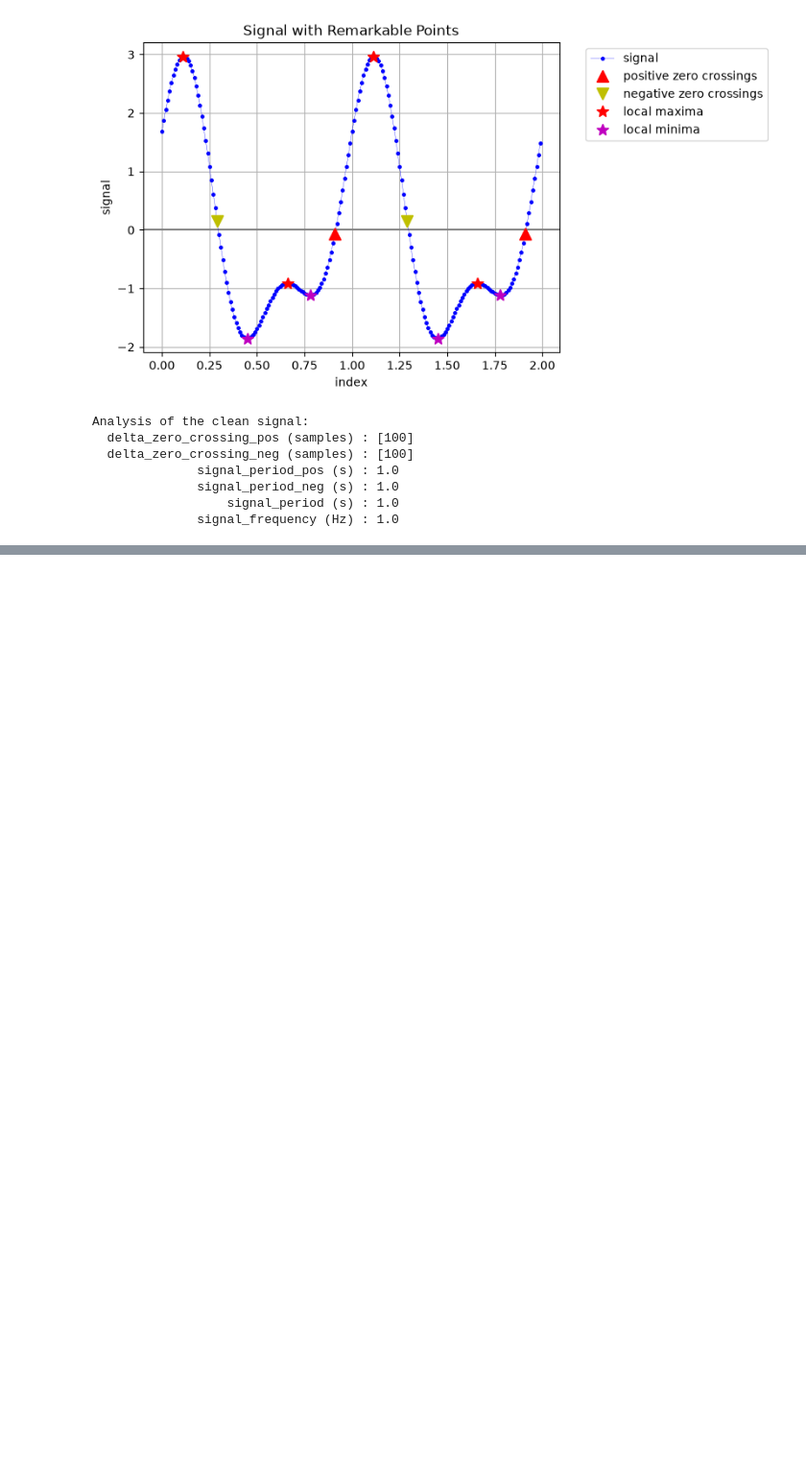
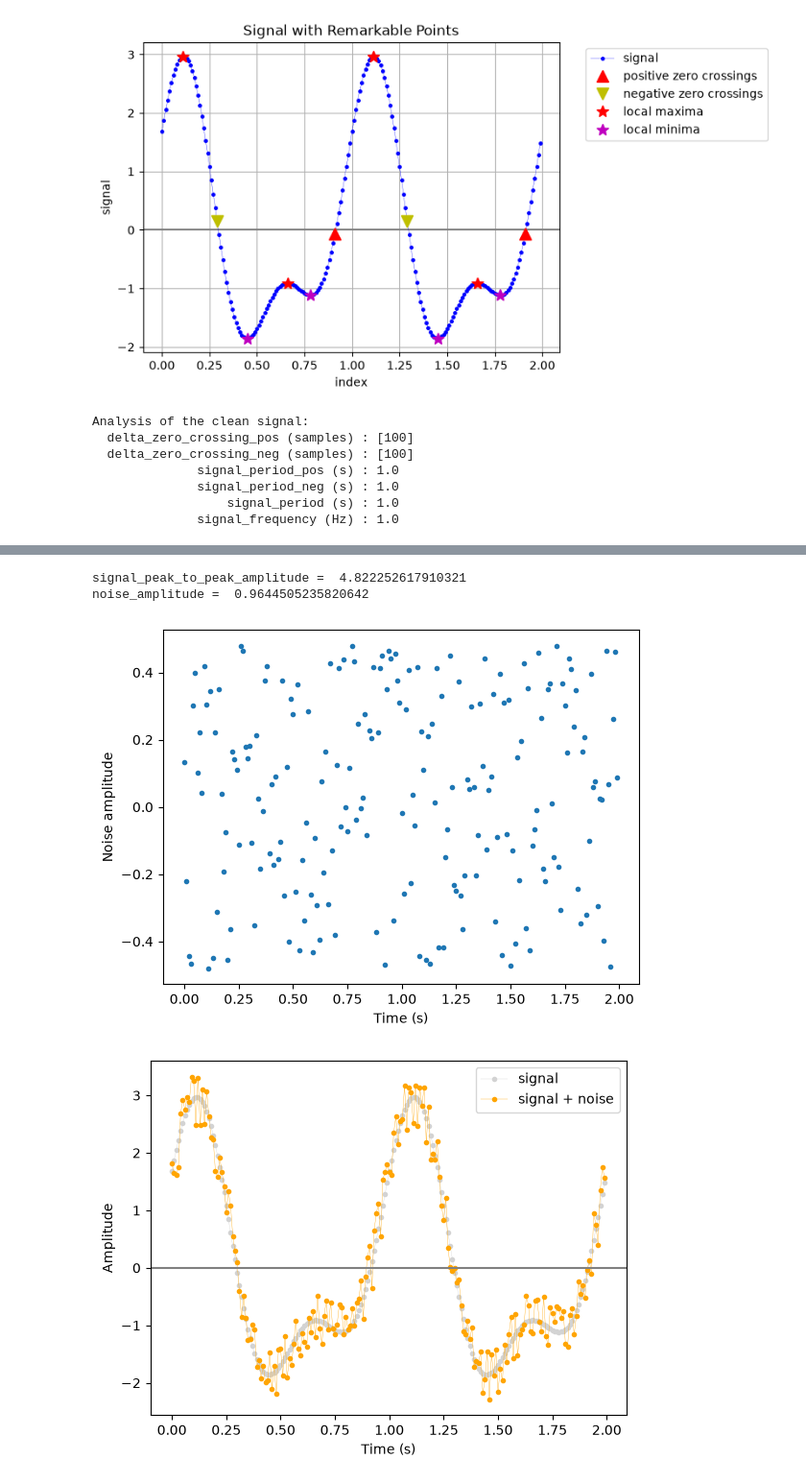
Before and after one commit to sdurand875-spec/IEAP-python-series03, a Jupyter notebook: Section/part4_noisy_signal.ipynb, the cells around one changed output, grey strips where cells are left out. Shown at 96% size. Saved outputs shown, nothing was run; the diff lists cells and outputs as text; code cells hidden in the pictures; blank space fills up the shorter version.

Commit message:
Add uniform white noise and plots (4.1)

```diff
--- a/Section/part4_noisy_signal.ipynb
+++ b/Section/part4_noisy_signal.ipynb
@@ -43,0 +49,33 @@ Analysis of the clean signal:
+# %%
+# Noise amplitude = 20 % of the peak-to-peak amplitude of the clean signal
+signal_peak_to_peak_amplitude = np.ptp(s)
+noise_amplitude = 0.2 * signal_peak_to_peak_amplitude
+print("signal_peak_to_peak_amplitude = ", signal_peak_to_peak_amplitude)
+print("noise_amplitude = ", noise_amplitude)
+
+# White noise: uniform values between -noise_amplitude/2 and +noise_amplitude/2
+rng = np.random.default_rng(seed=0)                  # fixed seed -> same noise every time
+noise = rng.uniform(-noise_amplitude / 2, noise_amplitude / 2, size=len(t))
+s_noisy = s + noise
+
+# Plot the noise alone
+plt.figure()
+plt.plot(t, noise, ".")
+plt.xlabel("Time (s)")
+plt.ylabel("Noise amplitude")
+plt.show()
+
+# Plot the clean and noisy signals (dots + thin line, linewidth = 0.25)
+plt.figure()
+plt.plot(t, s, ".-", color="lightgray", linewidth=0.25, label="signal")
+plt.plot(t, s_noisy, ".-", color="orange", linewidth=0.25, label="signal + noise")
+plt.axhline(y=0, color="gray")
+plt.xlabel("Time (s)")
+plt.ylabel("Amplitude")
+plt.legend()
+plt.show()
+# %% [output]
+signal_peak_to_peak_amplitude =  4.822252617910321
+noise_amplitude =  0.9644505235820642
+[figure, added]
+[figure, added]
```
Also changed, not shown: parts of 1 cell of this notebook.
